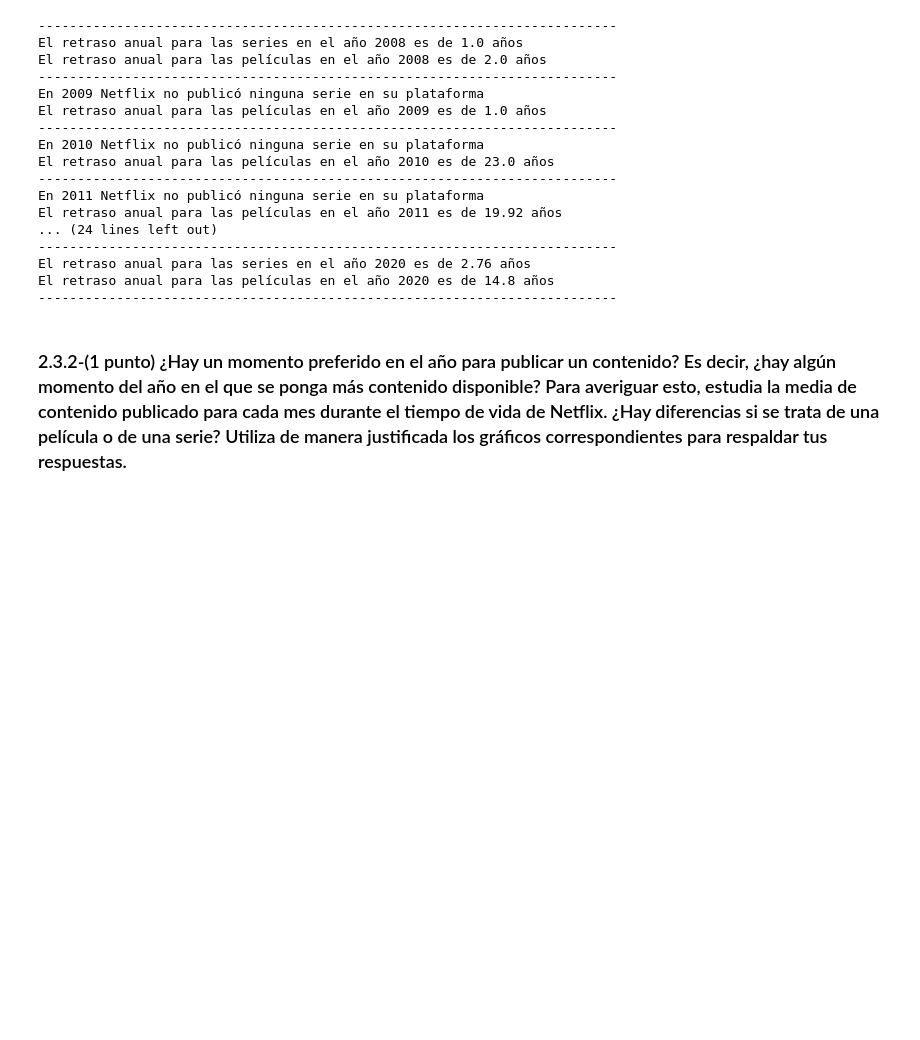
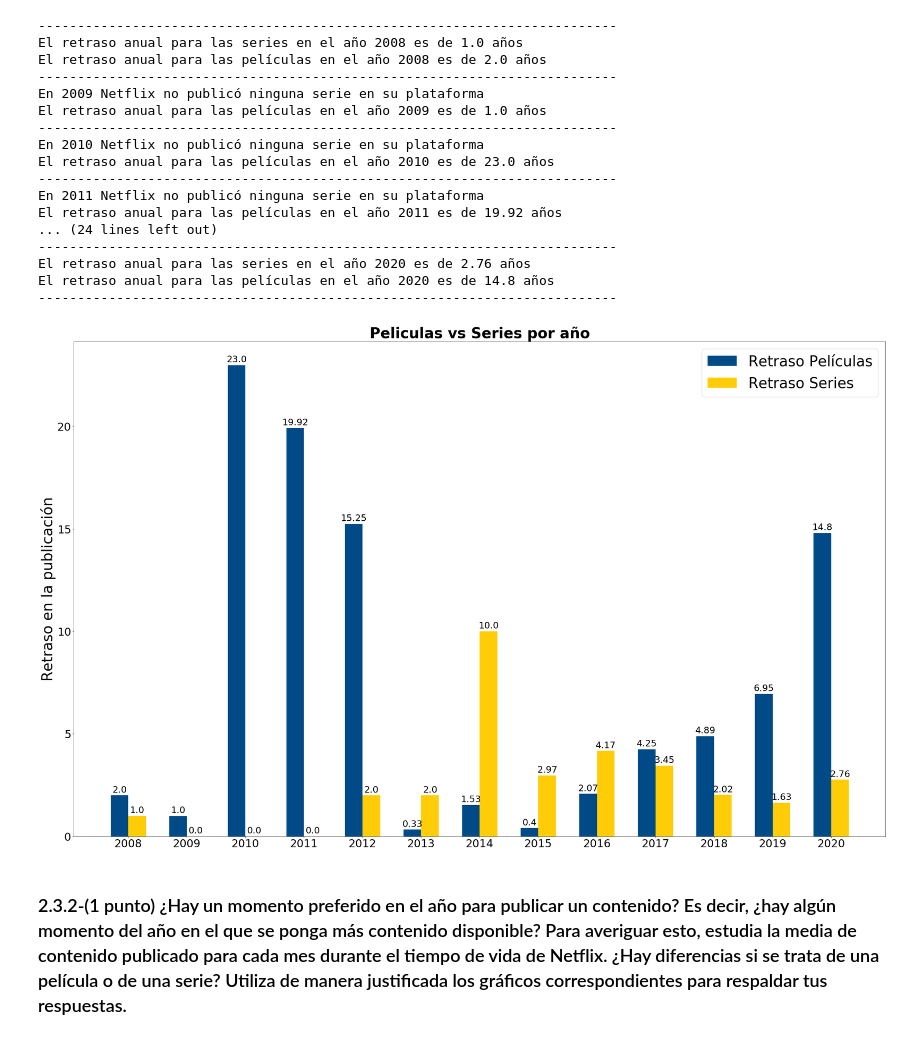
Before and after one commit to Jotivirix/Datamining_UFV, a Jupyter notebook: Lab1/entregable2/Lab1-Entregable2.ipynb, the cells around one changed output. Saved outputs shown, nothing was run; the diff lists cells and outputs as text; code cells hidden in the pictures; blank space fills up the shorter version.

```diff
--- a/Lab1/entregable2/Lab1-Entregable2.ipynb
+++ b/Lab1/entregable2/Lab1-Entregable2.ipynb
@@ -343,6 +343,44 @@ El retraso anual para las películas en el año 2011 es de 19.92 años
 El retraso anual para las series en el año 2020 es de 2.76 años
 El retraso anual para las películas en el año 2020 es de 14.8 años
 --------------------------------------------------------------------------
+# %%
+labels = anios
+pelisLag = retrasosPelis
+seriesLag= retrasosSeries
+
+x = np.arange(len(labels))  # the label locations
+width = .3  # the width of the bars
+
+fig, ax = plt.subplots(figsize=(40,25))
+rects1 = ax.bar(x - width/2, pelisLag, width, color = '#004B87', label='Retraso Películas')
+rects2 = ax.bar(x + width/2, seriesLag, width, color = '#FFCD07', label='Retraso Series')
+
+# Add some text for labels, title and custom x-axis tick labels, etc.
+ax.set_ylabel('Retraso en la publicación',fontsize=40)
+ax.set_title('Peliculas vs Series por año',fontsize=40, fontweight='bold')
+ax.set_xticks(x)
+ax.set_xticklabels(labels, fontsize=30)
+ax.legend()
+
+def autolabel(rects):
+    """Attach a text label above each bar in *rects*, displaying its height."""
+    for rect in rects:
+        height = rect.get_height()
+        ax.annotate('{}'.format(height),
+                    xy=(rect.get_x() + rect.get_width() / 2, height),
+                    xytext=(0, 3),  # 3 points vertical offset
+                    textcoords="offset points",
+                    ha='center', va='bottom',fontsize=25)
+
+autolabel(rects1)
+autolabel(rects2)
+
+plt.legend(fontsize=40)
+plt.yticks(fontsize=30)
+
+plt.show()
+# %% [output]
+[figure, added]
 # %%
 #Grafico
 # %% [markdown]
```
Also changed, not shown: parts of 1 cell of this notebook.
